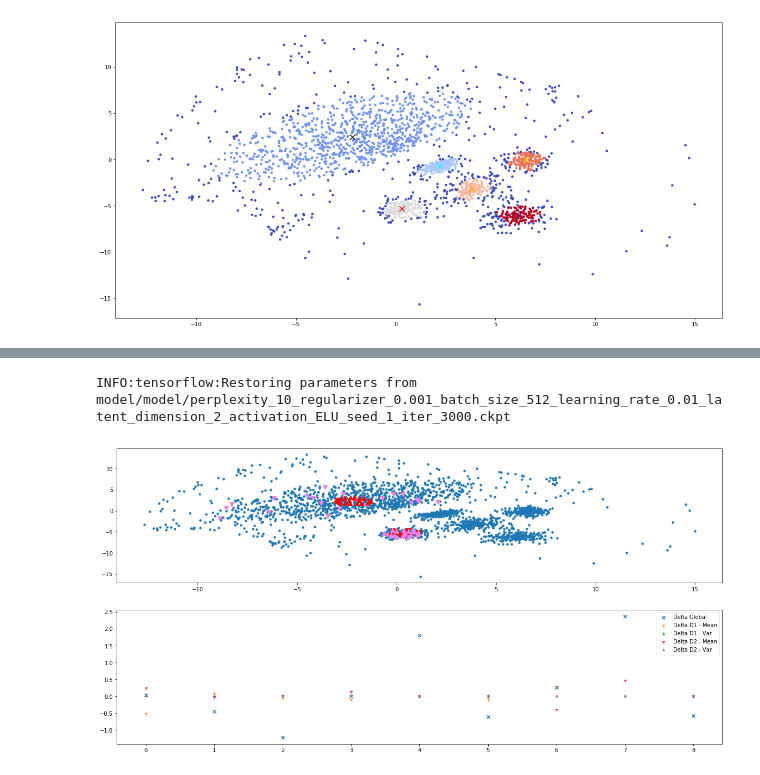
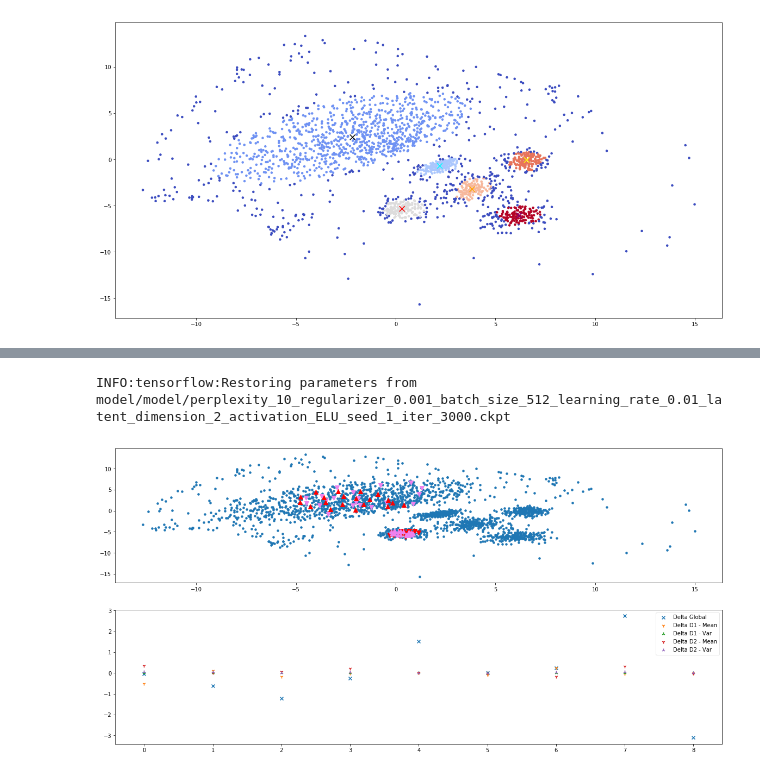
Before and after one commit to GDPlumb/ELDR, a Jupyter notebook: scivis/synth9d/run.ipynb, the cells around one changed output, grey strips where cells are left out. Drawn from its saved outputs; the diff is of its cells as text; code cells hidden in the pictures.

```diff
--- a/scivis/synth9d/run.ipynb
+++ b/scivis/synth9d/run.ipynb
@@ -109,8 +109,8 @@ INFO:tensorflow:Restoring parameters from model/model/perplexity_10_regularizer_
 # %%
-global_0_2, _, _ = explain_s(x, data_rep, indices, 0, 2)
+global_0_2, _, _ = explain_s(x, data_rep, indices, 0, 2, dispersion_c1 = 20.0)
 # %% [output]
 INFO:tensorflow:Restoring parameters from model/model/perplexity_10_regularizer_0.001_batch_size_512_learning_rate_0.01_latent_dimension_2_activation_ELU_seed_1_iter_3000.ckpt
-[figure, old version]
+[figure, new version]
 # %%
 _, _, _ = explain_s(x, data_rep, indices, 2, 4)
 # %% [output]
```
Also changed, not shown: parts of 6 cells of this notebook, 13 other files.
